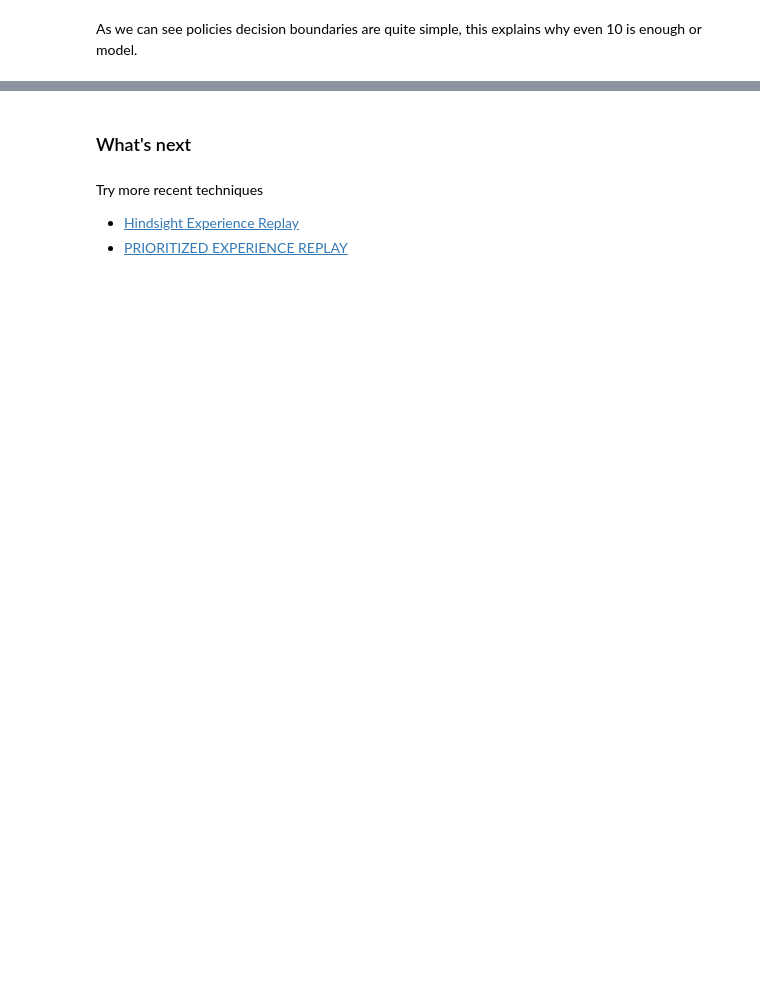
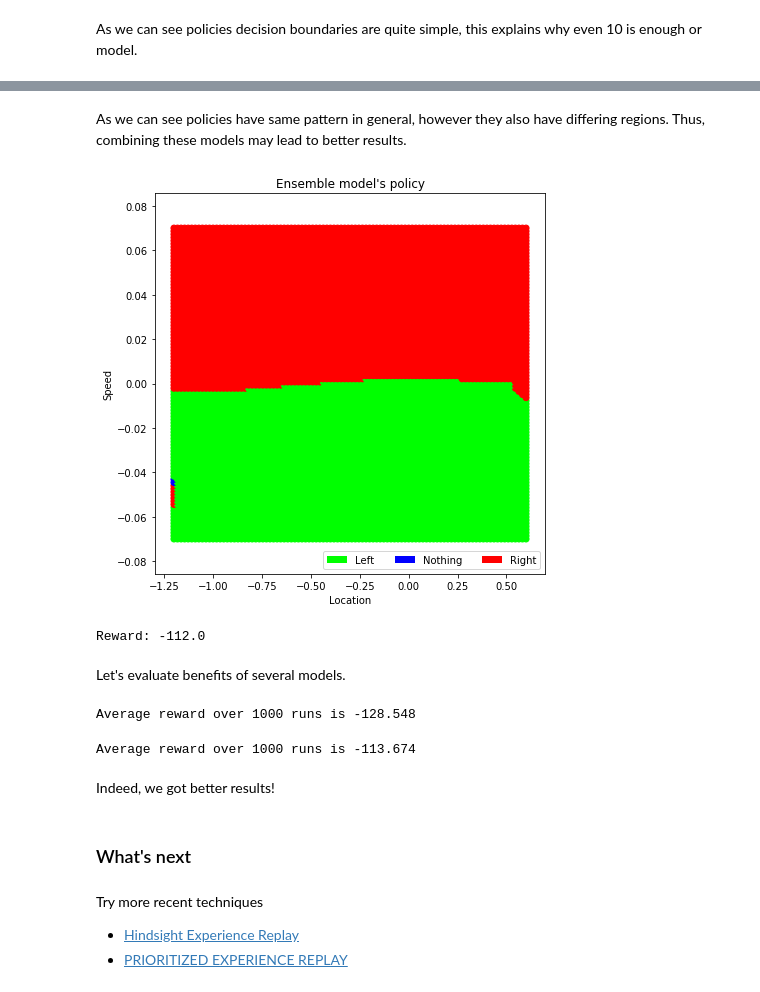
Before and after one commit to oganesManasian/DeepRL-Mountain-car, a Jupyter notebook: Mountain car DQN.ipynb, the cells around one changed output, grey strips where cells are left out. Drawn from its saved outputs; the diff is of its cells as text; code cells hidden in the pictures; blank space fills up the shorter version.

```diff
--- a/Mountain car DQN.ipynb
+++ b/Mountain car DQN.ipynb
@@ -624,3 +694,33 @@ As we can see policies decision boundaries are quite simple, this explains why e
+# %% [markdown]
+As we can see policies have same pattern in general, however they also have differing regions. Thus, combining these models may lead to better results.
+# %%
+# Also we can visualise policy obtained by averaging of models ones
+visualize_policy(ensemble, title="Ensemble")
+# %% [output]
+[figure, added]
+# %%
+total_reward = validate_model(ensemble, draw=True)
+print(f"Reward: {total_reward}")
+# %% [output]
+Reward: -112.0
+# %% [markdown]
+Let's evaluate benefits of several models.
+# %%
+# One model
+N = 1000
+rewards = [validate_model(best_model) for _ in range(N)]
+print(f"Average reward over {N} runs is {np.mean(rewards)}")
+# %% [output]
+Average reward over 1000 runs is -128.548
+# %%
+# Ensemnle of 10 models
+N = 1000
+rewards = [validate_model(ensemble) for _ in range(N)]
+print(f"Average reward over {N} runs is {np.mean(rewards)}")
+# %% [output]
+Average reward over 1000 runs is -113.674
+# %% [markdown]
+Indeed, we got better results!
 # %% [markdown]
 ### What's next
 # %% [markdown]
```
Also changed, not shown: parts of 26 cells of this notebook.
